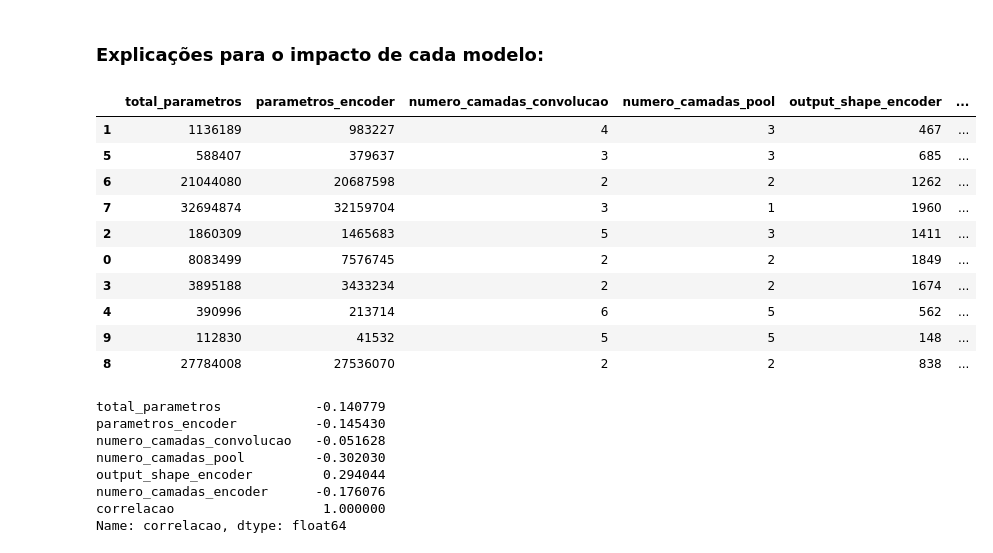
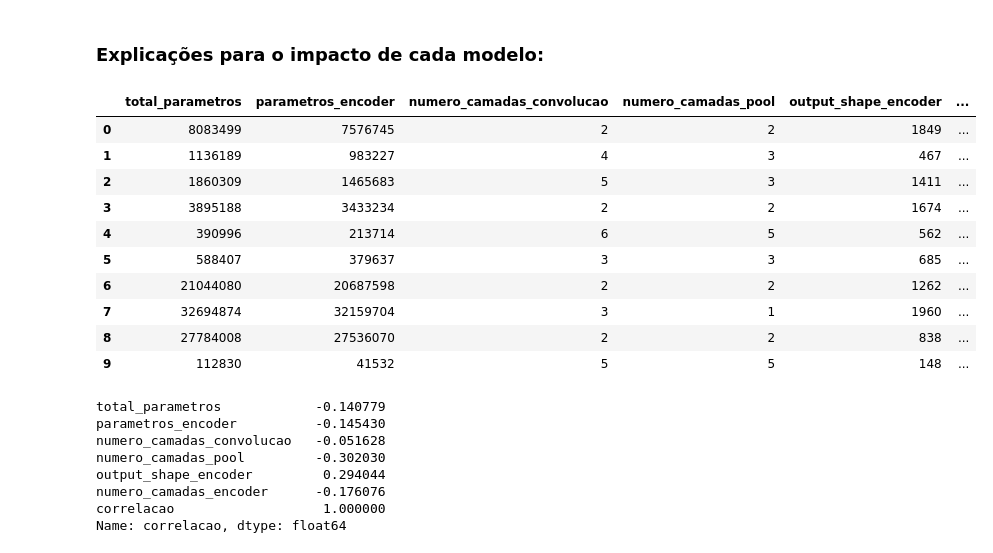
Before and after one commit to Lucas-doc26/ConditionalAutoencoder, a Jupyter notebook: analises.ipynb, the cells around one changed output. Saved outputs shown, nothing was run; the diff lists cells and outputs as text; code cells hidden in the pictures.

```diff
--- a/analises.ipynb
+++ b/analises.ipynb
@@ -410,7 +410,7 @@ def load_model(model_num):
     Retorna o classificador completo e o encoder separadamente.
     Recria o modelo manualmente baseado na config extraída do .keras para lidar com estruturas diferentes.
     """
-    path = f"/home/lucas/representation-fusion/Modelos/Modelo_Kyoto-{model_num}/Classificador-PKLot/Estrutura/Classificador_Modelo_Kyoto-{model_num}.keras"
+    path = f"/home/lucas.ocunha/Downloads/PIBIC-ANO-PASSADO/Modelos/Modelo_Kyoto-{model_num}/Classificador-PKLot/Estrutura/Classificador_Modelo_Kyoto-{model_num}.keras"
 
     # Extrair config.json e weights
     with tempfile.TemporaryDirectory() as temp_dir:
@@ -476,45 +476,45 @@ def analisar_modelo(modelo, encoder):
     info['total_parametros'] = modelo.count_params()
 
     # Parâmetros do encoder
     info['parametros_encoder'] = encoder.count_params()
 
     # Camadas de convolução
     info['numero_camadas_convolucao'] = len([layer.name for layer in encoder.layers if isinstance(layer, layers.Conv2D)])
 
     # Camadas de pool
     info['numero_camadas_pool'] = len([layer.name for layer in encoder.layers if isinstance(layer, layers.MaxPooling2D)])
 
     # Output shape do encoder
     info['output_shape_encoder'] = np.array(encoder.output.shape)[1:][0]  # remove batch dimension
 
     # Número de camadas do encoder
     info['numero_camadas_encoder'] = len(encoder.layers)
 
     return info
 
 
 values = []
 for i, corr in enumerate(corr_value):
     classificador, encoder = load_model(i)
     info = analisar_modelo(classificador, encoder)
-    info['correlacao'] = corr
+    #info['correlacao'] = corr
     values.append(info)
 
 df_info_models = pd.DataFrame(values)
 df_info_models.drop(columns=['modelo'], inplace=True)
-df_info_models.sort_values('correlacao', ascending=False)
+df_info_models
 # %% [output]
 |  | total_parametros | parametros_encoder | numero_camadas_convolucao | numero_camadas_pool | output_shape_encoder | ... |
+| 0 | 8083499 | 7576745 | 2 | 2 | 1849 | ... |
 | 1 | 1136189 | 983227 | 4 | 3 | 467 | ... |
+| 2 | 1860309 | 1465683 | 5 | 3 | 1411 | ... |
+| 3 | 3895188 | 3433234 | 2 | 2 | 1674 | ... |
+| 4 | 390996 | 213714 | 6 | 5 | 562 | ... |
 | 5 | 588407 | 379637 | 3 | 3 | 685 | ... |
 | 6 | 21044080 | 20687598 | 2 | 2 | 1262 | ... |
 | 7 | 32694874 | 32159704 | 3 | 1 | 1960 | ... |
-| 2 | 1860309 | 1465683 | 5 | 3 | 1411 | ... |
-| 0 | 8083499 | 7576745 | 2 | 2 | 1849 | ... |
-| 3 | 3895188 | 3433234 | 2 | 2 | 1674 | ... |
-| 4 | 390996 | 213714 | 6 | 5 | 562 | ... |
+| 8 | 27784008 | 27536070 | 2 | 2 | 838 | ... |
 | 9 | 112830 | 41532 | 5 | 5 | 148 | ... |
-| 8 | 27784008 | 27536070 | 2 | 2 | 838 | ... |
 # %%
 df_info_models.corr()['correlacao']
 # %% [output]
```
Also changed, not shown: 6 other files.
